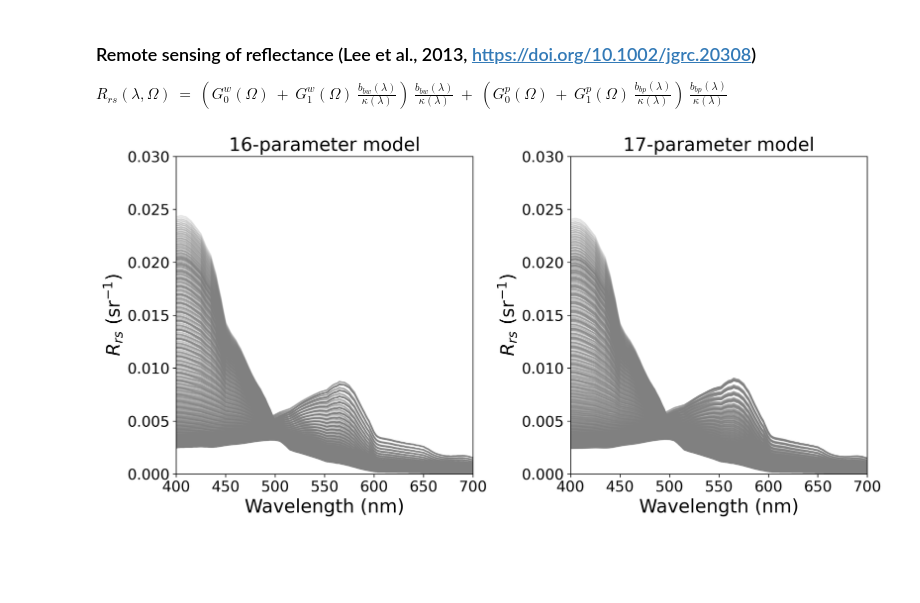
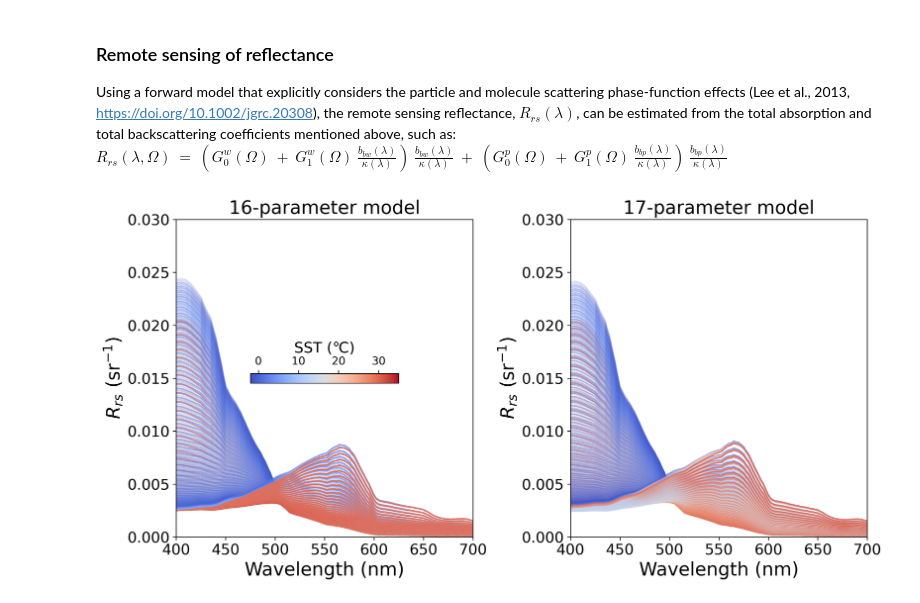
Before and after one commit to XuerongSun/Ocean-Colour-Modelling-Framework, a Jupyter notebook: SUN_BREWIN_et_al_OCMF.ipynb, the cells around one changed output. Saved outputs shown, nothing was run; the diff lists cells and outputs as text; code cells hidden in the pictures; blank space fills up the shorter version.

```diff
--- a/SUN_BREWIN_et_al_OCMF.ipynb
+++ b/SUN_BREWIN_et_al_OCMF.ipynb
@@ -24,12 +24,13 @@ Where Chl-a ranges from 0.01 to 10 ($\rm mg~m^{-3}$), SST ranges from -1.8 to 35
 # %%
 num_chla = 50
 num_sst = 30
-
 chla = np.logspace(-2, 1, num=num_chla)
 sst = np.linspace(-1.8, 33, num=num_sst)
 salinity = 35
 
 data = pd.DataFrame(list(itertools.product(chla, sst)), columns=['TChl_a','SST'])
 data.insert(2, 'Salinity', salinity)
+
+wavelength = np.arange(700,399,-1)
 # %% [markdown]
 ### The OCMF explicitly incorperates the ecological model (Sun et al., 2023)
@@ -86,7 +87,7 @@ $a(\lambda)~=~a_w(\lambda)~+~a_{ph}(\lambda)~+~a_{d}(\lambda)~+~a_{g}(\lambda)$
 # absorption of water-aw (Lee et al., 2015, https://doi.org/10.1364/AO.54.000546)
 aw = pd.read_excel('input.xlsx')['aw']
 model_aw = pd.DataFrame(data=aw.values.reshape(-1, 1).repeat(len(data), axis=1)).T
-model_aw.columns = [i for i in map(str,np.arange(700,399,-1))]
+model_aw.columns = [i for i in map(str,wavelength)]
 data_aw = copy.deepcopy(data)
 data_aw = pd.concat([data_aw, model_aw], axis=1)
 # %%
@@ -153,8 +283,11 @@ $b_b(\lambda)~=~b_{bw}(\lambda)~+~b_{bp}(\lambda)$
 # %%
 # backscattering of water-bbw (Zhang and Hu, 2009, https://doi.org/10.1364/OE.17.001671; Zhang et al., 2009, https://doi.org/10.1364/OE.17.005698)
-bsw = betasw124_ZHH2009.betasw124_ZHH2009(np.arange(700,399,-1), data.Salinity, data.SST)[1]
+bsw = np.zeros((len(data), len(wavelength)))*np.nan
+for i in range(0,len(data),1):
+    bsw[i,:] = betasw124_ZHH2009.betasw124_ZHH2009(wavelength, data.Salinity[i], data.SST[i])[1]
+
 bbw = bsw/2
-bbw = pd.DataFrame(bbw, columns=[i for i in map(str,np.arange(700,399,-1))])
+bbw = pd.DataFrame(bbw, columns=[i for i in map(str,wavelength)])
 
 data_bbw = copy.deepcopy(data)
 data_bbw = pd.concat([data_bbw, bbw], axis=1)
@@ -179,8 +355,8 @@ data_bbp_17 = pd.concat([data_bbp_17, model_bbp_17], axis=1)
 total_bb_16 = data_bbw.loc[:,'700':'400'] + data_bbp_16.loc[:,'700':'400']
 total_bb_17 = data_bbw.loc[:,'700':'400'] + data_bbp_17.loc[:,'700':'400']
 # %% [markdown]
-### Remote sensing of reflectance (Lee et al., 2013, https://doi.org/10.1002/jgrc.20308)
-$R_{rs}(\lambda, \Omega)~=~(G^w_0(\Omega)~+~G^w_1(\Omega)~\frac{b_{bw}(\lambda)}{\kappa(\lambda)})~\frac{b_{bw}(\lambda)}{\kappa(\lambda)}~+~(G^p_0(\Omega)~+~G^p_1(\Omega)~\frac{b_{bp}(\lambda)}{\kappa(\lambda)})~\frac{b_{bp}(\lambda)}{\kappa(\lambda)}$
+### Remote sensing of reflectance
+Using a forward model that explicitly considers the particle and molecule scattering phase-function effects (Lee et al., 2013, https://doi.org/10.1002/jgrc.20308), the remote sensing reflectance, $R_{rs}(\lambda)$, can be estimated from the total absorption and total backscattering coefficients mentioned above, such as: $R_{rs}(\lambda, \Omega)~=~(G^w_0(\Omega)~+~G^w_1(\Omega)~\frac{b_{bw}(\lambda)}{\kappa(\lambda)})~\frac{b_{bw}(\lambda)}{\kappa(\lambda)}~+~(G^p_0(\Omega)~+~G^p_1(\Omega)~\frac{b_{bp}(\lambda)}{\kappa(\lambda)})~\frac{b_{bp}(\lambda)}{\kappa(\lambda)}$
 # %%
 # calculate Rrs
 k_16 = total_a_16 + total_bb_16
@@ -189,35 +365,49 @@ Rrs_16 = (0.0604+0.0406*(data_bbw.loc[:,'700':'400']/k_16))*(data_bbw.loc[:,'700
 k_17 = total_a_17 + total_bb_17
 Rrs_17 = (0.0604+0.0406*(data_bbw.loc[:,'700':'400']/k_17))*(data_bbw.loc[:,'700':'400']/k_17)+(0.0402+0.1310*(data_bbp_17.loc[:,'700':'400']/k_17))*(data_bbp_17.loc[:,'700':'400']/k_17)
 
-Rrs_16.columns = ['Rrs_'+ i for i in map(str,np.arange(700,399,-1))]
+Rrs_16.columns = ['Rrs_'+ i for i in map(str,wavelength)]
 data_Rrs_16 = pd.concat([data,Rrs_16], axis=1)
 
-Rrs_17.columns = ['Rrs_'+ i for i in map(str,np.arange(700,399,-1))]
+Rrs_17.columns = ['Rrs_'+ i for i in map(str,wavelength)]
 data_Rrs_17 = pd.concat([data,Rrs_17], axis=1)
 # %%
 # plot Rrs
 fig, axes = plt.subplots(nrows=1,ncols=2,figsize=(12,6),dpi=300)
+cmap_sst = plt.get_cmap('coolwarm')
+norm_sst = mpl.colors.Normalize(vmin=-2, vmax=35)
 
 for i in range(0, len(data_Rrs_16)):
-    axes[0].plot(np.arange(700, 399, -1), data_Rrs_16.loc[i,'Rrs_700':'Rrs_400'], c='grey', alpha=0.2)
+    color = cmap_sst(norm_sst(data_Rrs_16['SST'].iloc[i]))
+    axes[0].plot(np.arange(700, 399, -1), data_Rrs_16.loc[i,'Rrs_700':'Rrs_400'], c=color, alpha=0.2)
 axes[0].set_xlabel('Wavelength'+' (nm)', fontsize = 20)
 axes[0].set_ylabel(r'$R_{rs}$'+' ($\mathregular{sr^{-1}}$)', fontsize = 20)
 axes[0].set_xlim([400,700])
 axes[0].set_ylim([0, 0.03])
 axes[0].xaxis.set_tick_params(labelsize=16)
 axes[0].yaxis.set_tick_params(labelsize=16)
 axes[0].set_title('16-parameter model', fontsize = 20)
+axins1 = inset_axes(axes[0],
+                    width="50%",  # width = 50% of parent_bbox width
+                    height="3%",  # height : 5%
+                    loc='center')
+cb = fig.colorbar(mpl.cm.ScalarMappable(norm=norm_sst, cmap=cmap_sst), cax=axins1, orientation='horizontal',ticks = [0,10,20,30])
+cb.ax.set_xticklabels(['0', '10', '20', '30'])
+cb.set_label(label='SST (℃)', size=16)
+cb.ax.xaxis.set_ticks_position('top')
+cb.ax.xaxis.set_label_position('top')
+cb.ax.tick_params(labelsize=12)
 
 for i in range(0, len(data_Rrs_17)):
-    axes[1].plot(np.arange(700, 399, -1), data_Rrs_17.loc[i,'Rrs_700':'Rrs_400'], c='grey', alpha=0.2)
+    color = cmap_sst(norm_sst(data_Rrs_17['SST'].iloc[i]))
+    axes[1].plot(np.arange(700, 399, -1), data_Rrs_17.loc[i,'Rrs_700':'Rrs_400'], c=color, alpha=0.2)
 axes[1].set_xlabel('Wavelength'+' (nm)', fontsize = 20)
 axes[1].set_ylabel(r'$R_{rs}$'+' ($\mathregular{sr^{-1}}$)', fontsize = 20)
 axes[1].set_xlim([400,700])
 axes[1].set_ylim([0, 0.03])
 axes[1].xaxis.set_tick_params(labelsize=16)
 axes[1].yaxis.set_tick_params(labelsize=16)
 axes[1].set_title('17-parameter model', fontsize = 20)
 
 fig.tight_layout()
 # %% [output]
-[figure, old version]
+[figure, new version]
```
Also changed, not shown: parts of 10 cells of this notebook.
